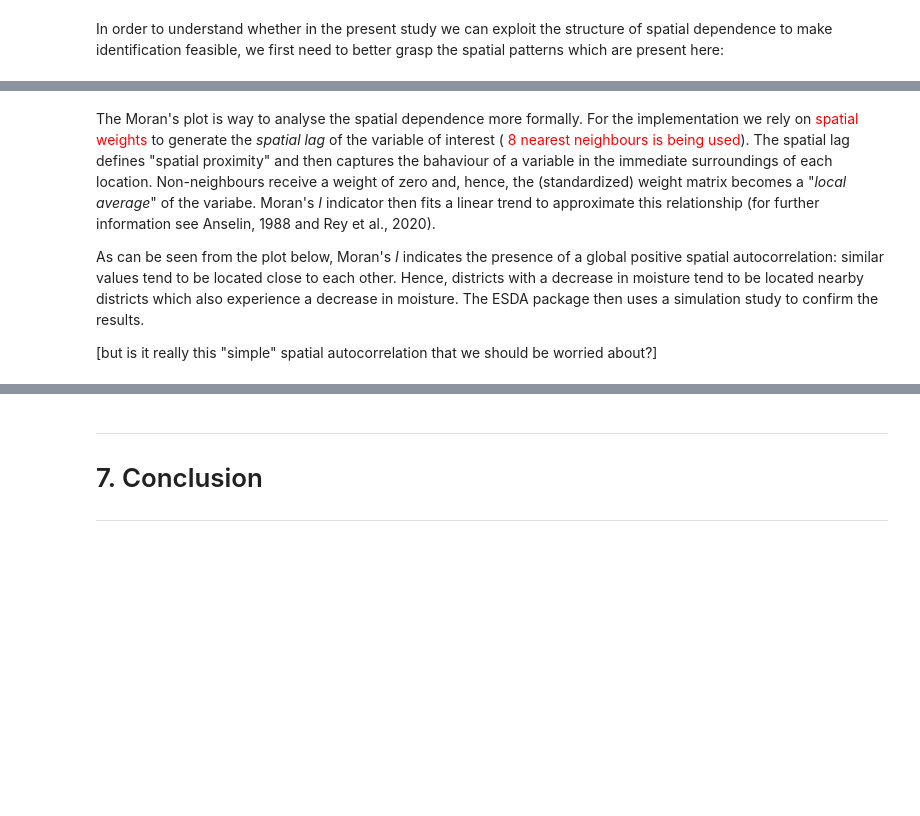
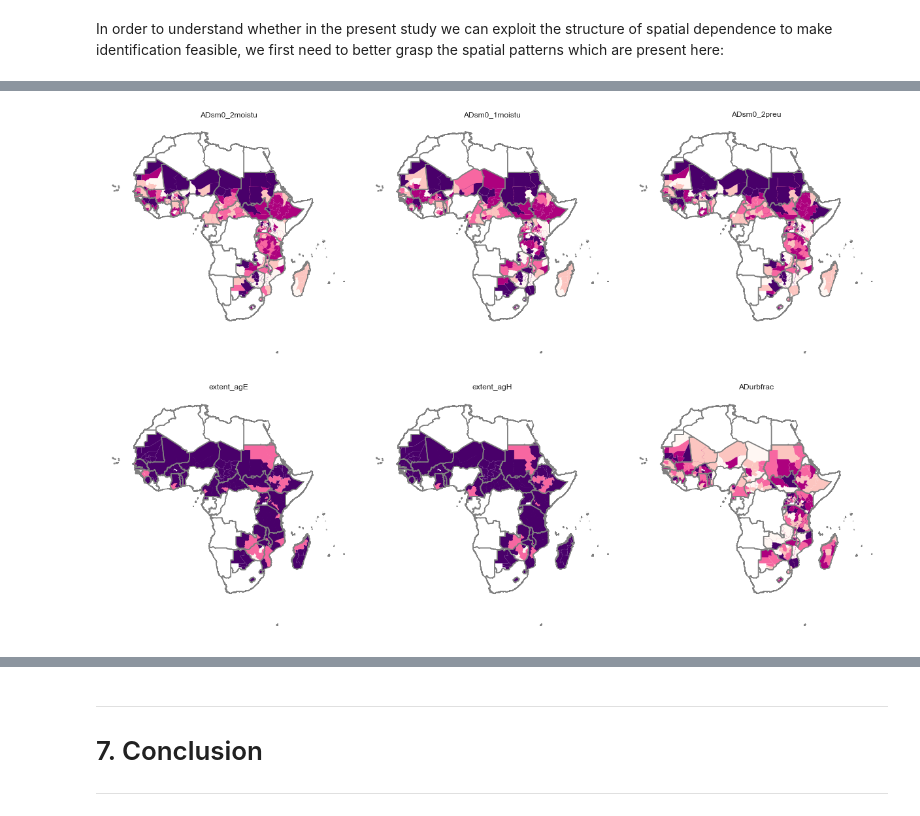
Before and after one commit to pcschreiber1/Henderson_2017_Replication, a Jupyter notebook: Replication notebook.ipynb, the cells around one changed output, grey strips where cells are left out. Saved outputs shown, nothing was run; the diff lists cells and outputs as text; code cells hidden in the pictures; blank space fills up the shorter version.

```diff
--- a/Replication notebook.ipynb
+++ b/Replication notebook.ipynb
@@ -557,24 +575,31 @@ A *chloropeth graph* helps us explore the nature of the spatial patterns.
 #Get spatial data
 districts, coast = get_shapefile()
 # %%
-f, axs = plt.subplots(nrows=3, ncols=3, figsize=(12, 12))
+vars = ["ADsm0_2moistu",
+     "ADsm0_1moistu",
+     "ADsm0_2preu",
+     "extent_agE",
+     "extent_agH",
+     "ADurbfrac"]
+
+f, axs = plt.subplots(nrows=2, ncols=3, figsize=(17, 12))
 axs = axs.flatten()# Make the axes accessible with single indexing
 # Start a loop over all the variables of interest
-for i, col in enumerate(a):
+for i, col in enumerate(vars):
     # select the axis where the map will go
     ax = axs[i]
+    coast.boundary.plot(ax=ax, color='grey')
     # Plot the map
-    districts.plot(column=col, ax=ax, scheme='Quantiles', linewidth=0, cmap='RdPu')
+    if col in ("extent_agE", "extent_agH"):
+        districts.plot(column=col, ax=ax, scheme='Percentiles', legend=True, linewidth=0, cmap='RdPu')
+    else:
+        districts.plot(column=col, ax=ax, scheme='Quantiles', legend=True, linewidth=0, cmap='RdPu')
     # Remove axis clutter
-    coast.boundary.plot(ax=ax, color='grey')
     ax.set_axis_off()
     # Set the axis title to the name of variable being plotted
-    ax.set_title(col)
+    ax.set_title(col, fontweight="bold")
 # Display the figure
+plt.tight_layout()
 plt.show()
+# %% [output]
+[figure, added]
-# %% [markdown]
-The Moran's plot is way to analyse the spatial dependence more formally. For the implementation we rely on <span style="color:red"> spatial weights </span> to generate the *spatial lag* of the variable of interest (<span style="color:red"> 8 nearest neighbours is being used</span>). The spatial lag defines "spatial proximity" and then captures the bahaviour of a variable in the immediate surroundings of each location. Non-neighbours receive a weight of zero and, hence, the (standardized) weight matrix becomes a "*local average*" of the variabe. Moran's *I* indicator then fits a linear trend to approximate this relationship (for further information see Anselin, 1988 and Rey et al., 2020).
-
-As can be seen from the plot below, Moran's *I* indicates the presence of a global positive spatial autocorrelation: similar values tend to be located close to each other. Hence, districts with a decrease in moisture tend to be located nearby districts which also experience a decrease in moisture. The ESDA package then uses a simulation study to confirm the results.
-
-[but is it really this "simple" spatial autocorrelation that we should be worried about?]
```
Also changed, not shown: parts of 84 cells of this notebook, 11 other files.
